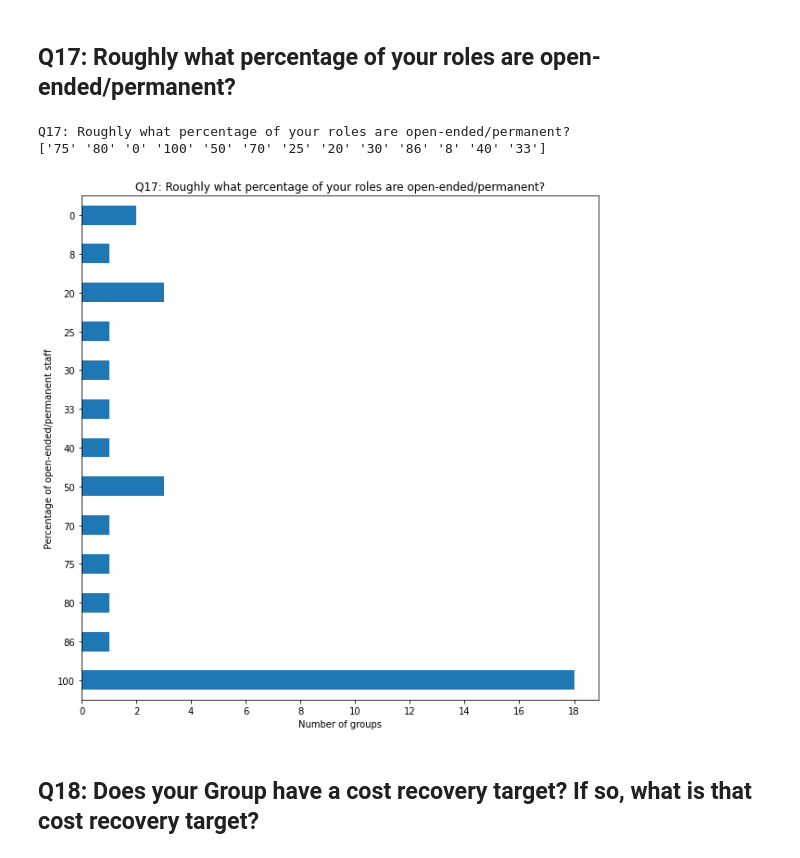
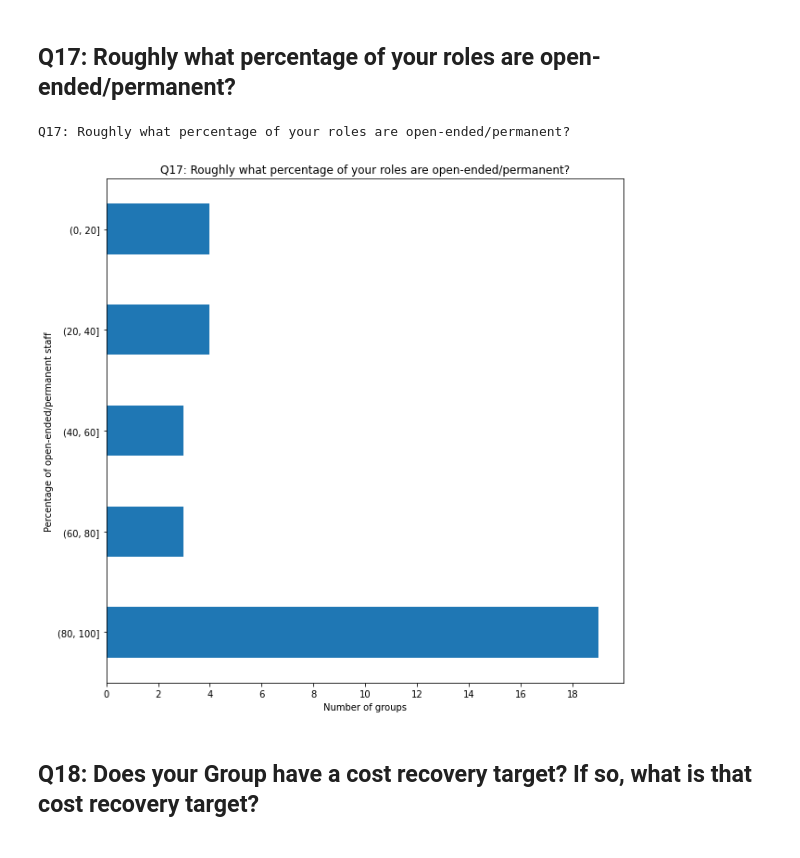
Before and after one commit to softwaresaved/RSE-Group-Leaders-Survey-2023_Python, a Jupyter notebook: notebooks/PRODUCE_report.ipynb, the cells around one changed output. Saved outputs shown, nothing was run; the diff lists cells and outputs as text; code cells hidden in the pictures.

Commit message:
Binned the numbers for Q17.

```diff
--- a/notebooks/PRODUCE_report.ipynb
+++ b/notebooks/PRODUCE_report.ipynb
@@ -162,37 +162,40 @@ title = f"{qst.upper()}: {setup[qst]['text']}"
 print(title)
 
 dset2plot = dset.copy()
 # drop the empty fields
 dset2plot = dset2plot[dset2plot[qst] != ""]
 
 # keep only the first three characters
 dset2plot[qst] = dset2plot[qst].str[:3]
 # replace "All" with "100"
 dset2plot[qst] = dset2plot[qst].str.replace("All", "100")
 # replace spurious characters
 dset2plot[qst] = dset2plot[qst].str.replace("%", "")
 dset2plot[qst] = dset2plot[qst].str.replace("/", "")
-print(dset2plot[qst].unique())
 # convert to numeric as integers
 dset2plot[qst] = pd.to_numeric(dset2plot[qst], errors="coerce").astype("int")
 
+# bin the qst column in bins with specific bounds
+column = f"{qst}_binned"
+dset2plot[column] = pd.cut(dset2plot[qst],
+                           bins=[0, 20, 40, 60, 80, 100])
+
 col = "Number of groups"
-dset_stats = dset2plot[qst].value_counts().to_frame(name=col)
+dset_stats = dset2plot[column].value_counts().to_frame(name=col)
 dset_stats = dset_stats.sort_index(ascending=False)
 dset_stats.index.name = "Percentage of open-ended/permanent staff"
 util.save_dataset(dset_stats, fname=f"{qst}_stats")
 dset_stats.plot.barh(y=col,
                      legend=False,
                      title=title
                      )
 plt.xlabel(col)
 plt.gca().xaxis.set_major_locator(MaxNLocator(integer=True))
 plt.gcf().set_size_inches(10, 10)
 plt.show()
 # %% [output]
 Q17: Roughly what percentage of your roles are open-ended/permanent?
-['75' '80' '0' '100' '50' '70' '25' '20' '30' '86' '8' '40' '33']
-[figure, old version]
+[figure, new version]
 # %% [markdown]
 ## Q18: Does your Group have a cost recovery target? If so, what is that cost recovery target?
 # %%
```
Also changed, not shown: 1 other file.
